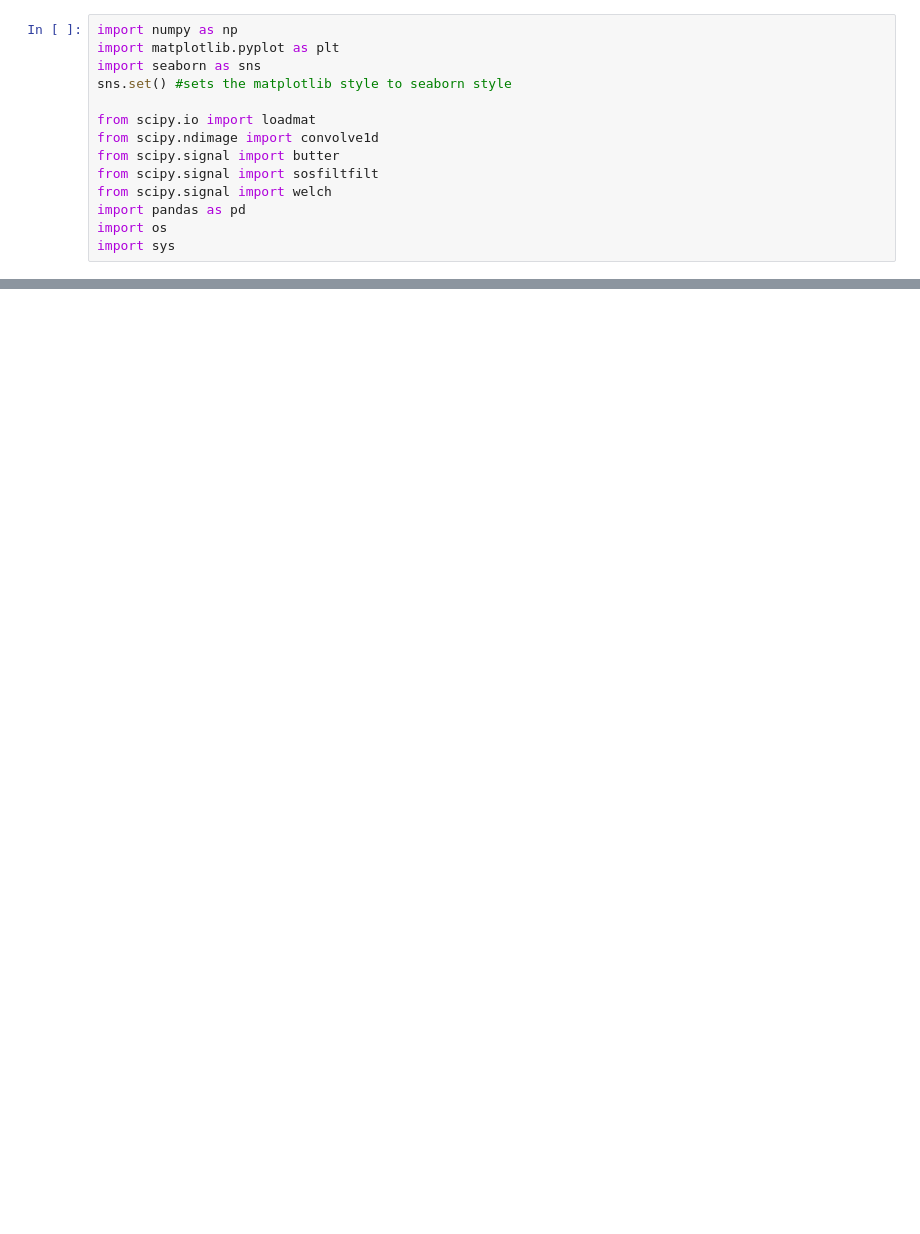
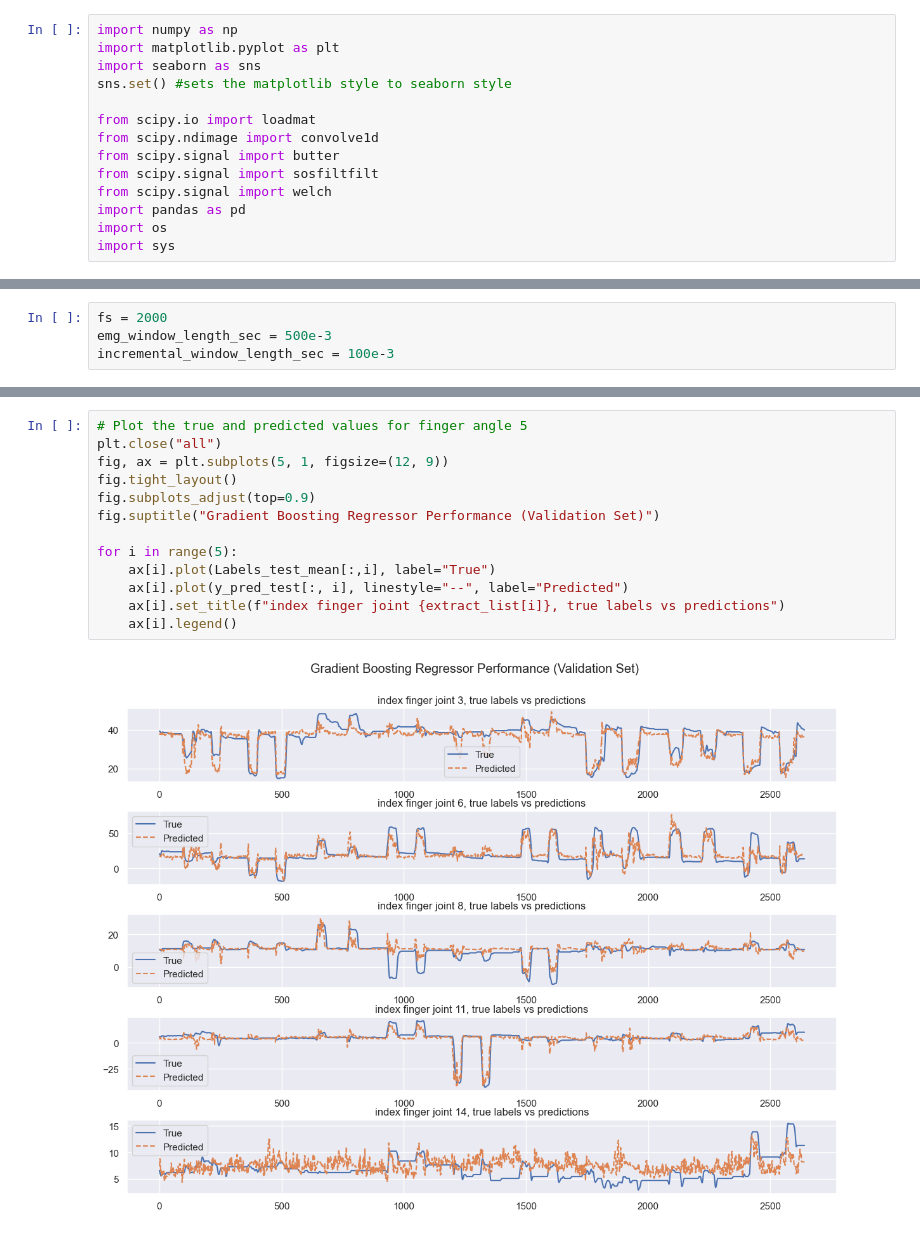
Before and after one commit to YuanshengZhou309/NSSP_Project2, a Jupyter notebook: Miniproject2_Part3.ipynb, the cells around one changed output, grey strips where cells are left out. Saved outputs shown, nothing was run; the diff lists cells and outputs as text; blank space fills up the shorter version.

```diff
--- a/Miniproject2_Part3.ipynb
+++ b/Miniproject2_Part3.ipynb
@@ -431,0 +119,4 @@ To evaluate stability, you can compute performance metrics for each finger angle
+# %%
+fs = 2000
+emg_window_length_sec = 500e-3
+incremental_window_length_sec = 100e-3
@@ -431,0 +302,15 @@ To evaluate stability, you can compute performance metrics for each finger angle
+# %%
+# Plot the true and predicted values for finger angle 5
+plt.close("all")
+fig, ax = plt.subplots(5, 1, figsize=(12, 9))
+fig.tight_layout()
+fig.subplots_adjust(top=0.9)
+fig.suptitle("Gradient Boosting Regressor Performance (Validation Set)")
+
+for i in range(5):
+    ax[i].plot(Labels_test_mean[:,i], label="True")
+    ax[i].plot(y_pred_test[:, i], linestyle="--", label="Predicted")
+    ax[i].set_title(f"index finger joint {extract_list[i]}, true labels vs predictions")
+    ax[i].legend()
+# %% [output]
+[figure, added]
```
Also changed, not shown: parts of 43 cells of this notebook, 2 other files.
